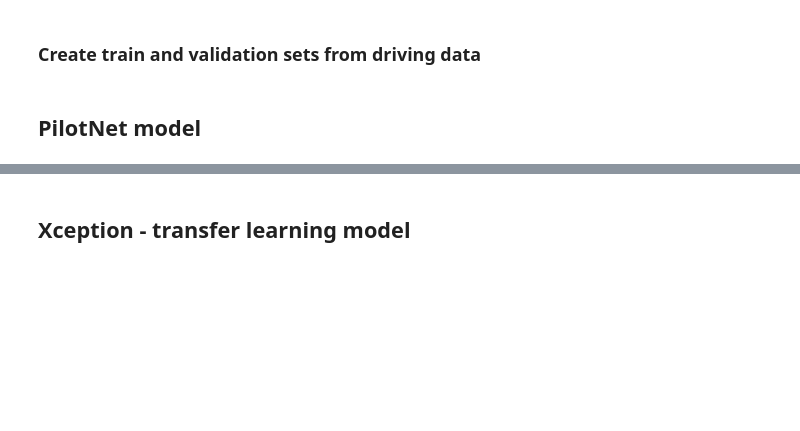
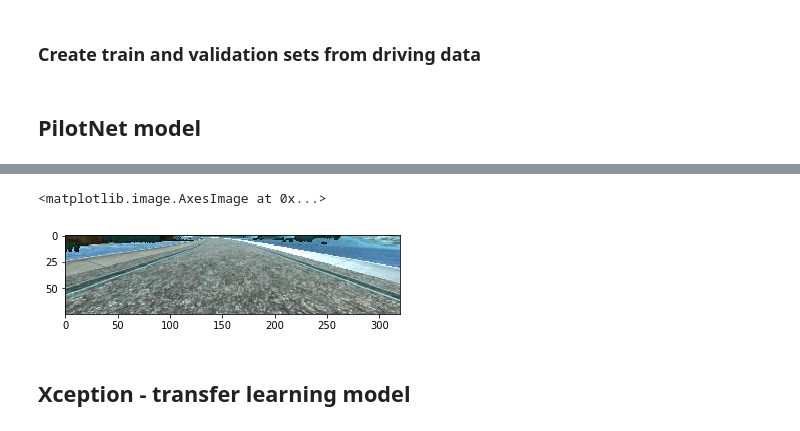
Before and after one commit to Pyrax/CarND-Behavioral-Cloning-P3, a Jupyter notebook: Behavioral_Cloning.ipynb, the cells around one changed output, grey strips where cells are left out. Saved outputs shown, nothing was run; the diff lists cells and outputs as text; code cells hidden in the pictures; blank space fills up the shorter version.

```diff
--- a/Behavioral_Cloning.ipynb
+++ b/Behavioral_Cloning.ipynb
@@ -66,7 +118,7 @@ input_layer = Input(shape=(img_height, img_width, 3), name='input_image')
 
 # Crop the input image first,
 # then normalize it.
-x = Cropping2D(cropping=((70, 25), (0, 0)), name='image_cropping')(input_layer)
+x = Cropping2D(cropping=((top_crop, bottom_crop), (0, 0)), name='image_cropping')(input_layer)
 x = Lambda(lambda n: n / 255.0 - 0.5, name='image_normalization')(x)
 
 x = Conv2D(24, (5, 5), strides=(2, 2), activation='relu', name='conv1')(x)
@@ -161,8 +196,12 @@ Epoch 00010: early stopping
 # %%
 layer_name = 'image_cropping'
 intermediate_layer_model = Model(inputs=model.input,
                                  outputs=model.get_layer(layer_name).output)
 intermediate_output = intermediate_layer_model.predict(x_train[None, 0])
+plt.imshow(intermediate_output[0].astype(np.uint8))
+# %% [output]
+<matplotlib.image.AxesImage at 0x...>
+[figure, added]
 # %%
 tensorboard = TensorBoard(log_dir=get_log_dir(),
                                   batch_size=self.batch_size,
```
Also changed, not shown: parts of 5 cells of this notebook, 2 other files.
